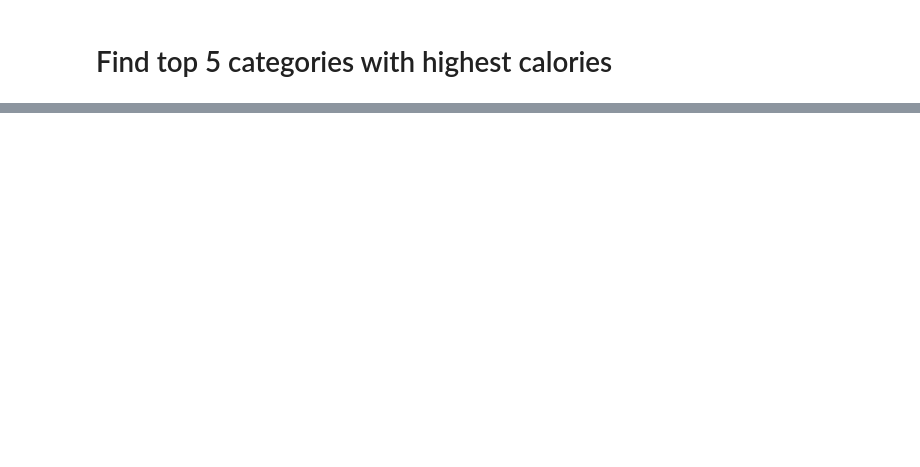
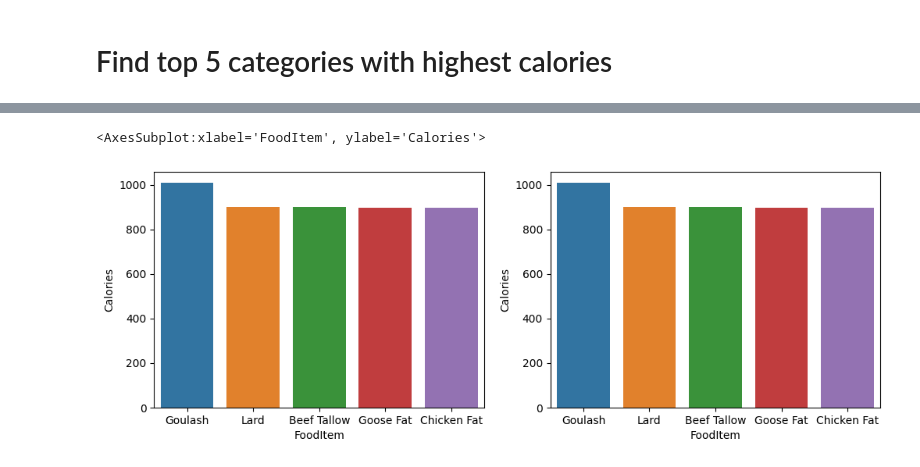
Before and after one commit to AmalDerbali/Databehandling_AmalDerbali, a Jupyter notebook: Code_alongs/L0_pandas.ipynb, the cells around one changed output, grey strips where cells are left out. Cells and saved outputs as stored; diff of their text form; code cells hidden in the pictures; blank space fills up the shorter version.

```diff
--- a/Code_alongs/L0_pandas.ipynb
+++ b/Code_alongs/L0_pandas.ipynb
@@ -125,5 +125,5 @@ AttributeError: module 'matplotlib' has no attribute 'title'
 # %%
 import pandas as pd
 import seaborn as sns
-calories = pd.read_excel()
+calories = pd.read_excel("../Data/calories.xlsx")
 calories.head(3)
@@ -135,5 +180,5 @@ calories.iloc[3:9]
 - change column names
 - separate liquide and solids
 # %%
-calories = calories.rename(dict(Cals-per100grams = "calories", per100grams = "per100"), axis = "columns")
+calories = calories.rename(dict(Cals_per100grams="Calories", per100grams="per100"), axis="columns") #Rename will be applied to the rows, we therefore have to make it apply to the columns
 calories.tail()
@@ -149,5 +228,5 @@ liquids
 # %% [markdown]
 # Find top 5 categories with highest calories
 # %%
-solids_top5 = solids.sort_values(by = "Calories", ascending=False)
+solids_top5 = solids.sort_values(by="Calories", ascending=False).head()
 solids_top5
@@ -157,5 +250,8 @@ liquids_top5
 # %%
-fig, ax = plt.subplots(1,2, dpi= 100, fidsize =(12, 4))
-import matplotlib as plt
-sns.barplot(solids_top5, x= "FoodItem", y= "Calories", ax = ax[0])
-sns.barplot(solids_top5, x= "FoodItem", y= "Calories", ax = ax[1])
+import matplotlib.pyplot as plt
+fig, ax = plt.subplots(1,2, dpi= 100, figsize =(12, 4))
+sns.barplot(data = solids_top5, x= "FoodItem", y= "Calories", ax = ax[0])
+sns.barplot(data = solids_top5, x= "FoodItem", y= "Calories", ax = ax[1])
+# %% [output]
+<AxesSubplot:xlabel='FoodItem', ylabel='Calories'>
+[figure, added]
```
Also changed, not shown: parts of 11 cells of this notebook, 2 other files.
